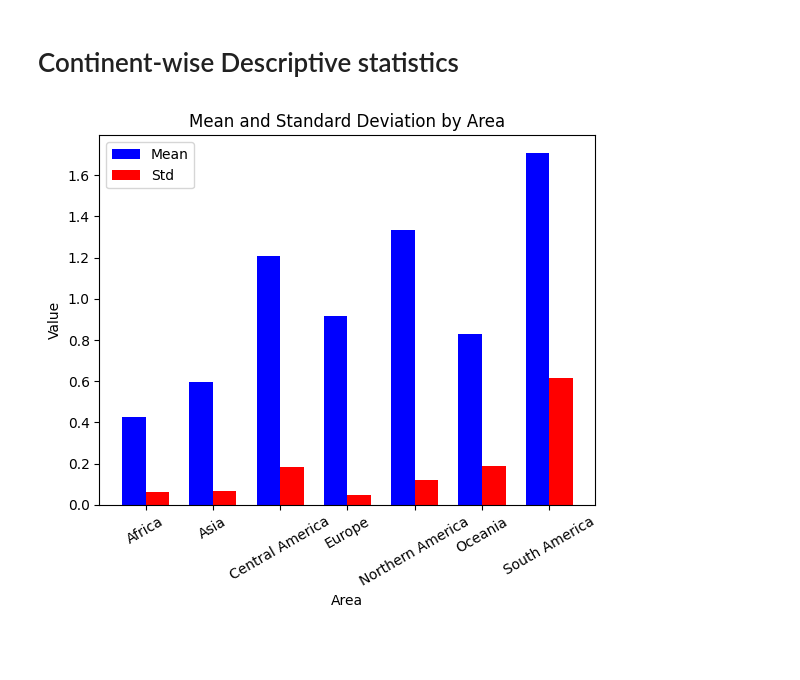
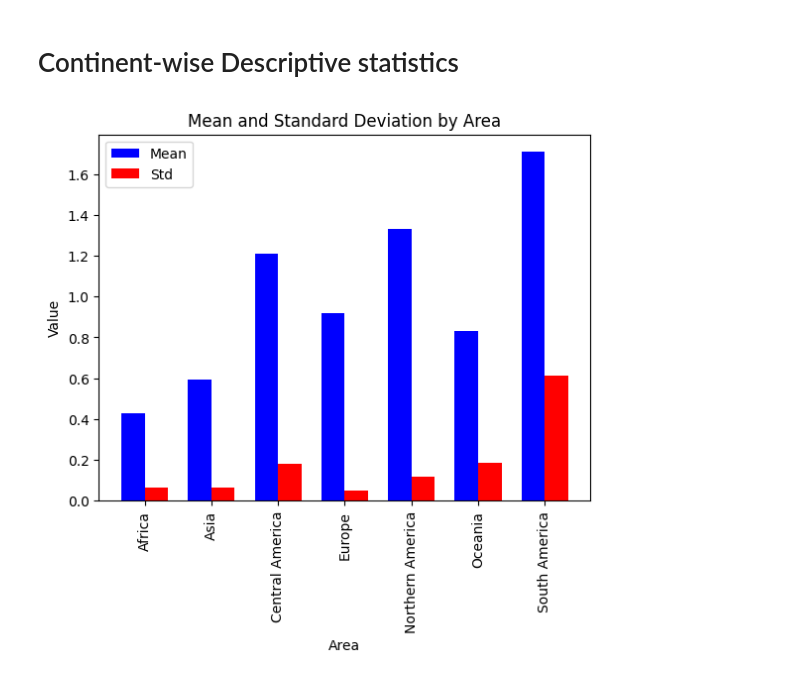
Before and after one commit to TaufiqIslamProtick/pesticide-data-analysis, a Jupyter notebook: source.ipynb, the cells around one changed output. Cells and saved outputs as stored; diff of their text form; code cells hidden in the pictures; blank space fills up the shorter version.

```diff
--- a/source.ipynb
+++ b/source.ipynb
@@ -26,32 +26,32 @@ grouped_stats["Area"] = grouped_stats.index
 import matplotlib.pyplot as plt
 df = grouped_stats
 
 # Plotting grouped bar chart
 fig, ax = plt.subplots()
 
 # Set the width of each bar
 bar_width = 0.35
 
 # Set the positions of the bars on the x-axis
 x = range(len(df))
 
 # Plotting bars for mean
 bars1 = ax.bar(x, df['mean'], width=bar_width, label='Mean', color='b')
 
 # Plotting bars for standard deviation
 bars2 = ax.bar([p + bar_width for p in x], df['std'], width=bar_width, label='Std', color='r')
 
 # Labeling the x-axis ticks with area names
 ax.set_xticks([p + bar_width / 2 for p in x])
-ax.set_xticklabels(df['Area'], rotation=30)
+ax.set_xticklabels(df['Area'], rotation=90)
 
 # Adding labels, title, and legend
 ax.set_xlabel('Area')
 ax.set_ylabel('Value')
 ax.set_title('Mean and Standard Deviation by Area')
 ax.legend()
 
 # Show the plot
 plt.show()
 # %% [output]
-[figure, old version]
+[figure, new version]
```
